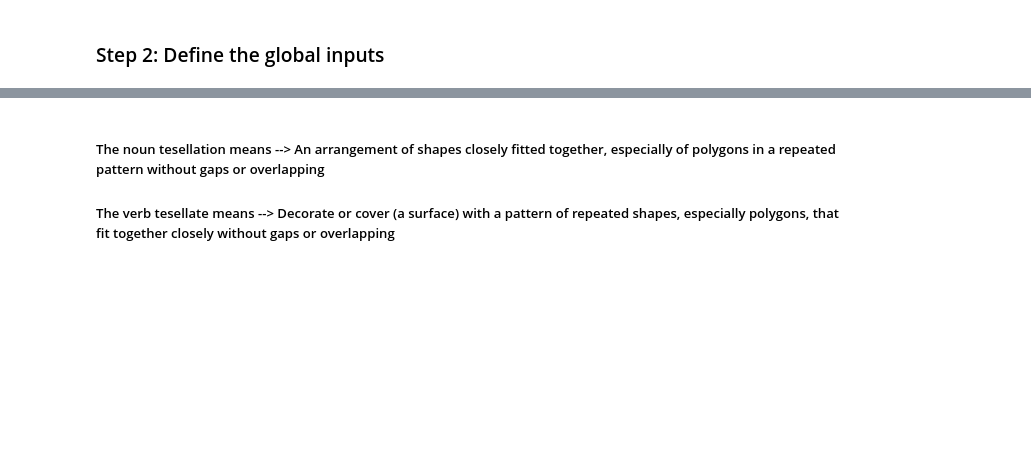
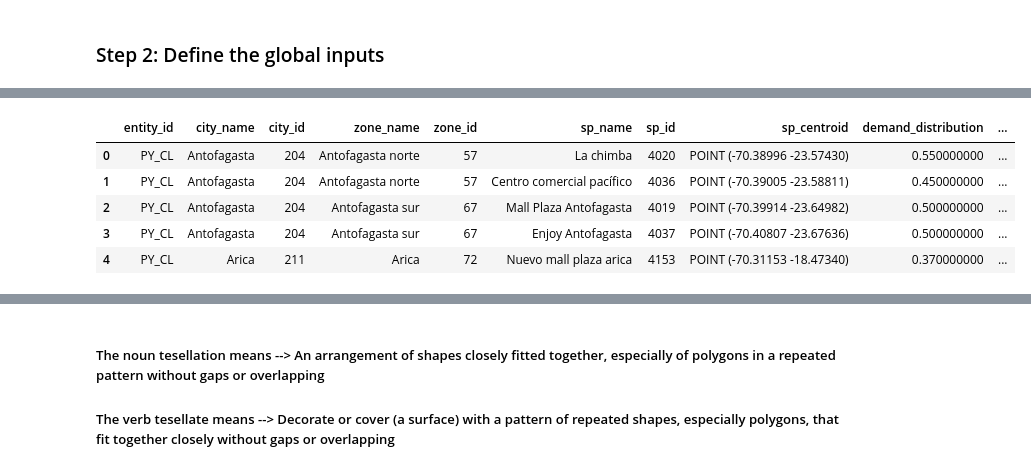
Before and after one commit to omar-elmaria/comp_intel_scraping_geo_points, a Jupyter notebook: scraping_geo_points.ipynb, the cells around one changed output, grey strips where cells are left out. Cells and saved outputs as stored; diff of their text form; code cells hidden in the pictures; blank space fills up the shorter version.

Commit message:
Modularize the code that finds the scraping points

```diff
--- a/scraping_geo_points.ipynb
+++ b/scraping_geo_points.ipynb
@@ -23,0 +27,17 @@ hex_radius_tesellation_m = 500
+# %%
+# Open the JSON file containing the ESPG codes. The ESPG codes were obtained from ChatGPT
+with open(file="country_espg_codes.json", mode="r", encoding="utf-8") as f:
+    # Load the data from the JSON file
+    espg_codes = json.load(f)
+
+    # Convert espg_codes to a data frame
+    df_espg_codes = pd.DataFrame(espg_codes)
+
+    # Close the file
+    f.close()
+
+# Retrieve the ESPG code based on the entity_id specified above
+crs_espg_code = int(df_espg_codes[df_espg_codes["entity_id"] == entity_id].reset_index(drop=True)["espg_code"][0])
+
+# Print hte ESPG code of the entity
+print(f"The ESPG code of {entity_id} is: {crs_espg_code}")
@@ -87 +186,67 @@ shape_zone = client.query (f"""
+# %%
+def zone_starting_point(entity_id):
+    """
+    A function to retrieve the centroids and orders of the starting points of rider assignment in each zone in a target country
+
+    Definition of demand_distribution from cl.countries:
+    The percentage of staffed riders in the starting point in respect to its zone
+
+    Example: If 200 riders are staffed in zone 4 and there are 2 starting points with demand distribution 0.25 and 0.75, then 50 (25% of 200) and 150 (75% of 200) of riders should be staffed
+    accordingly, and the sum of the demand distribution of all starting points in zone 4 should be one so the absolute demand adds up to 200 again
+    """
+    # Pull geospatial data about the starting points in the target country
+    starting_point_shape = client.query(f"""
+        SELECT
+            p.entity_id,
+            city.name AS city_name,
+            city.id AS city_id,
+            zone.name AS zone_name,
+            zone.id AS zone_id,
+            sp.name AS sp_name,
+            sp.id AS sp_id,
+            ST_CENTROID(sp.shape) AS sp_centroid,
+            sp.demand_distribution,
+        FROM `fulfillment-dwh-production.cl.countries`
+        LEFT JOIN UNNEST(platforms) AS p
+        LEFT JOIN UNNEST (cities) AS city
+        LEFT JOIN UNNEST (city.zones) AS zone
+        LEFT JOIN UNNEST (zone.starting_points) AS sp
+        WHERE TRUE
+            AND p.entity_id='{entity_id}'
+            AND zone.shape IS NOT NULL -- Remove incorrect geospatial entries
+            AND city.is_active -- Active city
+            AND zone.is_active -- Active zone
+            AND sp.is_active -- Active starting point
+            AND sp.demand_distribution > 0 -- Starting point has a percentage of assigned riders > 0
+    """).to_geodataframe()
+
+    # Merge "starting_point_shape" with "shape_zone" to add the zone's orders to the dataframe as a new column
+    starting_point_shape = pd.merge(
+        left=starting_point_shape,
+        right=shape_zone[["entity_id", "city_id", "zone_id", "zone_order_count"]],
+        on=["entity_id", "city_id", "zone_id"],
+        how="inner" # Makes sure that we only join on zones with orders > 0
+    )
+
+    # Calculate sp_orders by multiplying zone_orders by sp_demand_distribution
+    starting_point_shape["sp_orders"] = starting_point_shape["zone_order_count"] * starting_point_shape["demand_distribution"]
+
+    # Drop duplicate records because the merge above produces duplicated records
+    starting_point_shape = starting_point_shape.drop_duplicates()
+
+    # Return the final geopandas data frame
+    return starting_point_shape
+
+# Invoke the function
+starting_point_shape = zone_starting_point(entity_id="PY_CL")
+
+# Display the head of starting_point_shape
+starting_point_shape.head()
+# %% [output]
+|  | entity_id | city_name | city_id | zone_name | zone_id | sp_name | sp_id | sp_centroid | demand_distribution | ... |
+| 0 | PY_CL | Antofagasta | 204 | Antofagasta norte | 57 | La chimba | 4020 | POINT (-70.38996 -23.57430) | 0.550000000 | ... |
+| 1 | PY_CL | Antofagasta | 204 | Antofagasta norte | 57 | Centro comercial pacífico | 4036 | POINT (-70.39005 -23.58811) | 0.450000000 | ... |
+| 2 | PY_CL | Antofagasta | 204 | Antofagasta sur | 67 | Mall Plaza Antofagasta | 4019 | POINT (-70.39914 -23.64982) | 0.500000000 | ... |
+| 3 | PY_CL | Antofagasta | 204 | Antofagasta sur | 67 | Enjoy Antofagasta | 4037 | POINT (-70.40807 -23.67636) | 0.500000000 | ... |
+| 4 | PY_CL | Arica | 211 | Arica | 72 | Nuevo mall plaza arica | 4153 | POINT (-70.31153 -18.47340) | 0.370000000 | ... |
 # %% [markdown]
```
Also changed, not shown: parts of 27 cells of this notebook.
